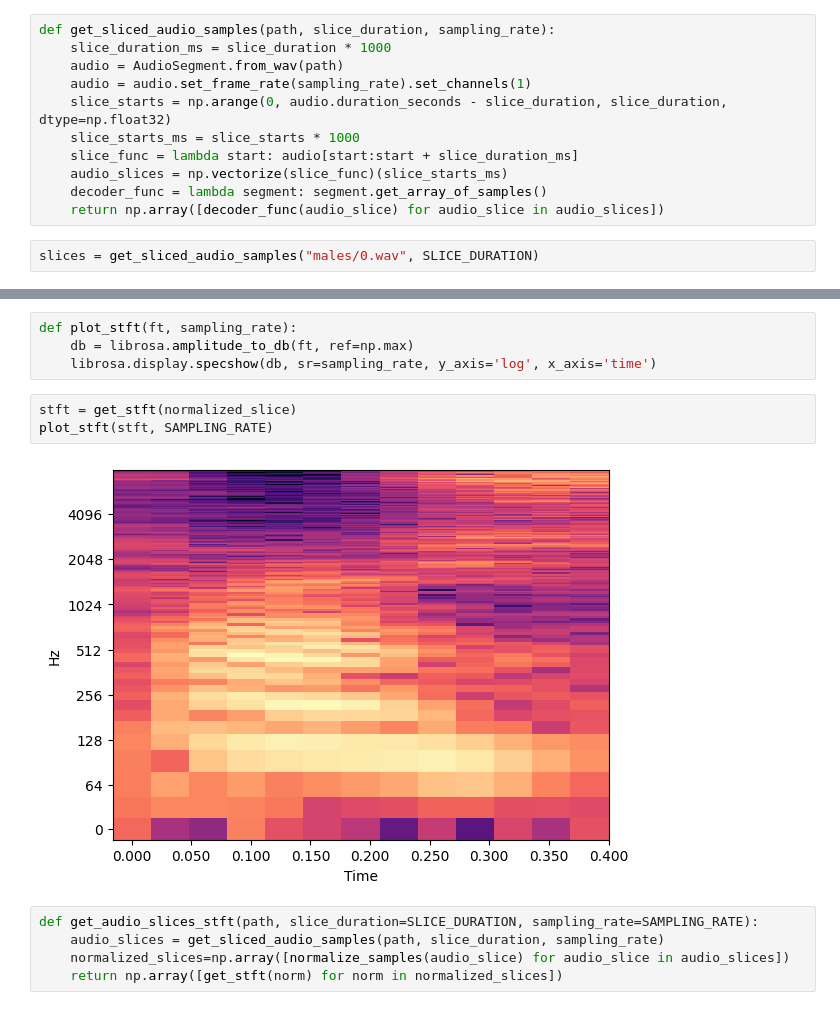
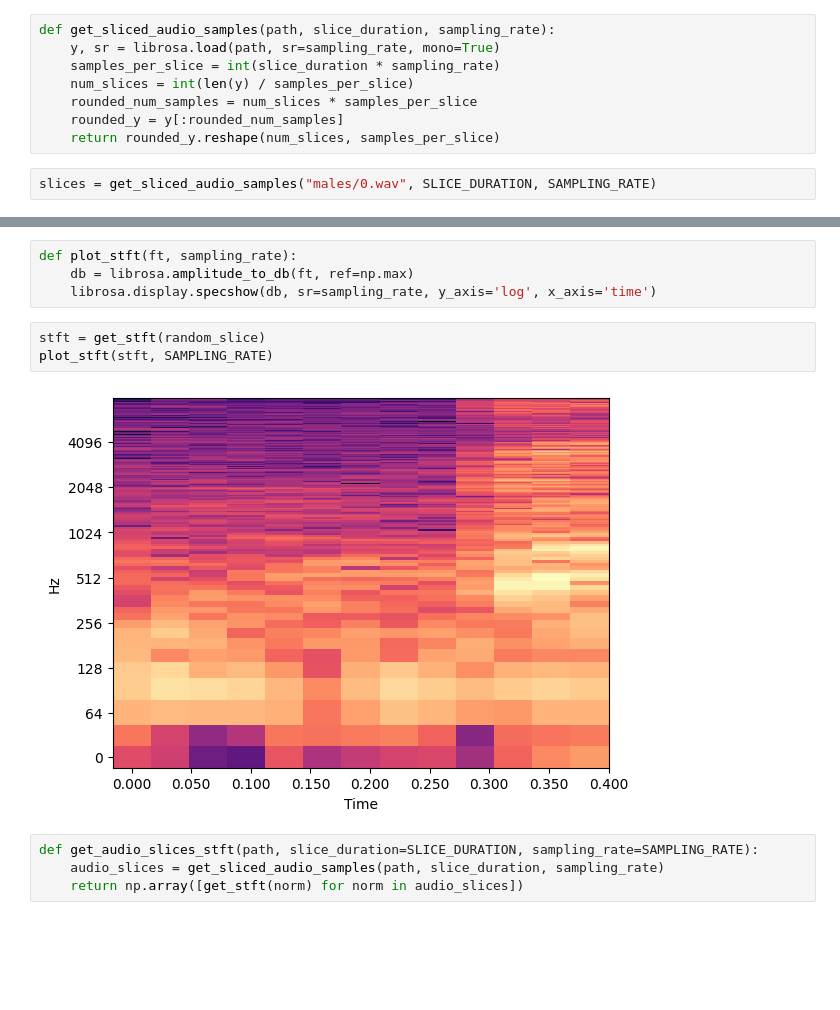
Before and after one commit to ashfaq1701/male-female-voice-classification, a Jupyter notebook: main.ipynb, the cells around one changed output, grey strips where cells are left out. Saved outputs shown, nothing was run; the diff lists cells and outputs as text; blank space fills up the shorter version.

```diff
--- a/main.ipynb
+++ b/main.ipynb
@@ -13,13 +21,10 @@ HOP_LENGTH = N_FFT // 4
-# %%
-def get_sliced_audio_samples(path, slice_duration, sampling_rate):
-    slice_duration_ms = slice_duration * 1000
-    audio = AudioSegment.from_wav(path)
-    audio = audio.set_frame_rate(sampling_rate).set_channels(1)
-    slice_starts = np.arange(0, audio.duration_seconds - slice_duration, slice_duration, dtype=np.float32)
-    slice_starts_ms = slice_starts * 1000
-    slice_func = lambda start: audio[start:start + slice_duration_ms]
-    audio_slices = np.vectorize(slice_func)(slice_starts_ms)
-    decoder_func = lambda segment: segment.get_array_of_samples()
-    return np.array([decoder_func(audio_slice) for audio_slice in audio_slices])
+# %%
+def get_sliced_audio_samples(path, slice_duration, sampling_rate):
+    y, sr = librosa.load(path, sr=sampling_rate, mono=True)
+    samples_per_slice = int(slice_duration * sampling_rate)
+    num_slices = int(len(y) / samples_per_slice)
+    rounded_num_samples = num_slices * samples_per_slice
+    rounded_y = y[:rounded_num_samples]
+    return rounded_y.reshape(num_slices, samples_per_slice)
 # %%
-slices = get_sliced_audio_samples("males/0.wav", SLICE_DURATION)
+slices = get_sliced_audio_samples("males/0.wav", SLICE_DURATION, SAMPLING_RATE)
@@ -50,15 +46,14 @@ def plot_stft(ft, sampling_rate):
     db = librosa.amplitude_to_db(ft, ref=np.max)
     librosa.display.specshow(db, sr=sampling_rate, y_axis='log', x_axis='time')
 # %%
-stft = get_stft(normalized_slice)
+stft = get_stft(random_slice)
 plot_stft(stft, SAMPLING_RATE)
 # %% [output]
-[figure, old version]
+[figure, new version]
 # %%
 def get_audio_slices_stft(path, slice_duration=SLICE_DURATION, sampling_rate=SAMPLING_RATE):
     audio_slices = get_sliced_audio_samples(path, slice_duration, sampling_rate)
-    normalized_slices=np.array([normalize_samples(audio_slice) for audio_slice in audio_slices])
-    return np.array([get_stft(norm) for norm in normalized_slices])
+    return np.array([get_stft(norm) for norm in audio_slices])
 # %%
 stft = get_audio_slices_stft("males/0.wav")
 stft.shape, stft[0]
```
Also changed, not shown: parts of 18 cells of this notebook, 2 other files.
